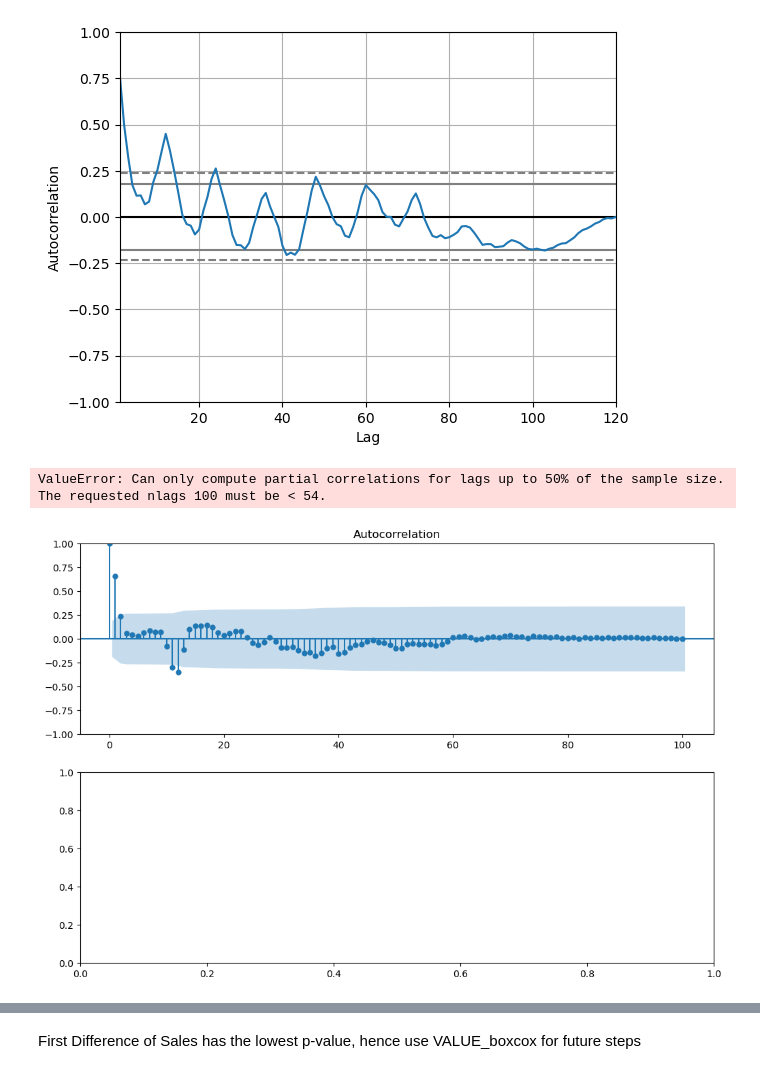
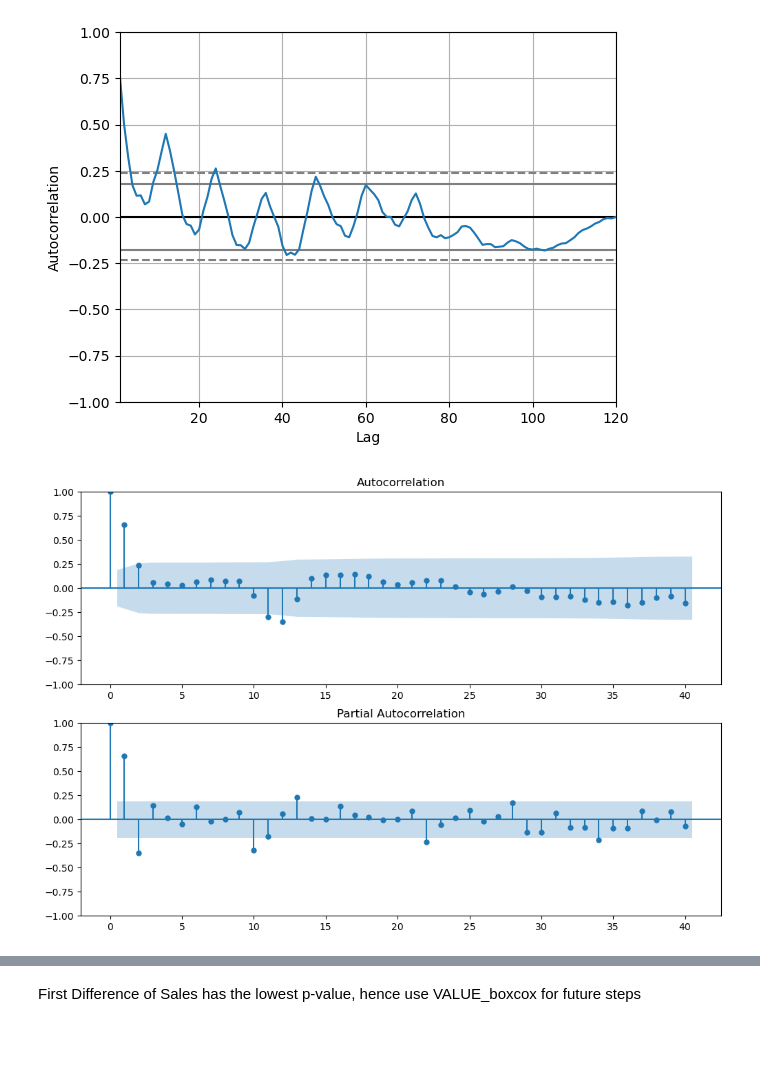
Before and after one commit to CLIUKELLY/ARIMA-Time-Serie-Forecasting, a Jupyter notebook: 02. ARIMA Time Series Forecasting_all data.ipynb, the cells around one changed output, grey strips where cells are left out. Cells and saved outputs as stored; diff of their text form; code cells hidden in the pictures; blank space fills up the shorter version.

```diff
--- a/02. ARIMA Time Series Forecasting_all data.ipynb
+++ b/02. ARIMA Time Series Forecasting_all data.ipynb
@@ -163,14 +163,13 @@ plt.show()
 # %%
 from statsmodels.graphics.tsaplots import plot_acf,plot_pacf
 import statsmodels.api as sm
 fig = plt.figure(figsize=(12,8))
 ax1 = fig.add_subplot(211)
-fig = sm.graphics.tsa.plot_acf(Canadian_data['Seasonal_First_Difference'].dropna(),lags=100,ax=ax1)
+fig = sm.graphics.tsa.plot_acf(Canadian_data['Seasonal_First_Difference'].dropna(),lags=40,ax=ax1)
 ax2 = fig.add_subplot(212)
-fig = sm.graphics.tsa.plot_pacf(Canadian_data['Seasonal_First_Difference'].dropna(),lags=100,ax=ax2)
+fig = sm.graphics.tsa.plot_pacf(Canadian_data['Seasonal_First_Difference'].dropna(),lags=40,ax=ax2)
 # %% [output]
-ValueError: Can only compute partial correlations for lags up to 50% of the sample size. The requested nlags 100 must be < 54.
-[figure, old version]
+[figure, new version]
 # %%
 from statsmodels.tsa.arima.model import ARIMA
 model = ARIMA(Canadian_data['VALUE'], order=(1, 1, 1))
```
Also changed, not shown: parts of 7 cells of this notebook.
